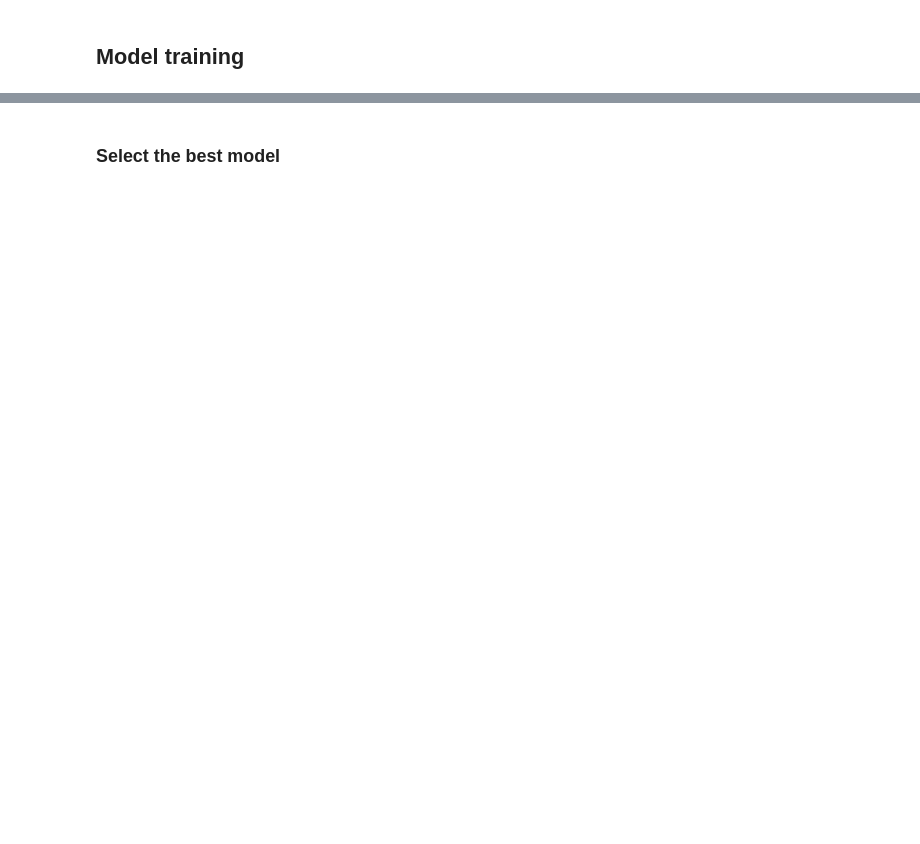
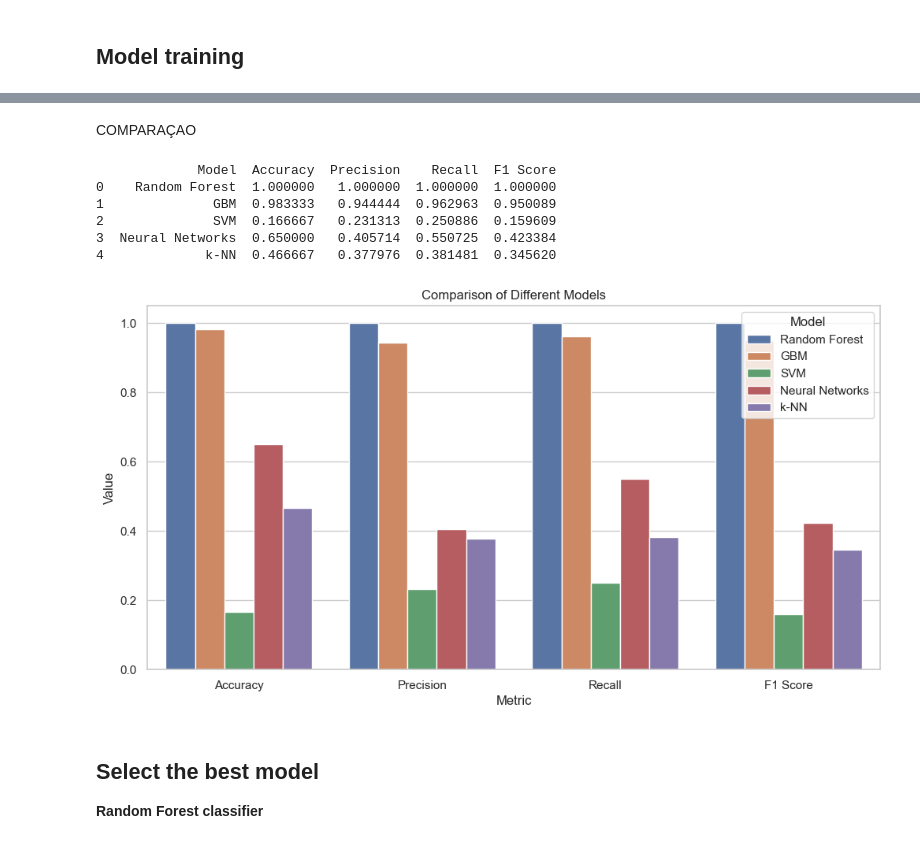
Before and after one commit to acarolinacc/IA-Proj2, a Jupyter notebook: src/financial_transactions.ipynb, the cells around one changed output, grey strips where cells are left out. Cells and saved outputs as stored; diff of their text form; code cells hidden in the pictures; blank space fills up the shorter version.

```diff
--- a/src/financial_transactions.ipynb
+++ b/src/financial_transactions.ipynb
@@ -428,2 +610,57 @@ y_train.value_counts(normalize=True), y_test.value_counts(normalize=True)
+# %% [markdown]
+COMPARAÇAO
+# %%
+def compare_models(X_train, y_train, X_test, y_test):
+    models = {
+        'Random Forest': RandomForestClassifier(n_estimators=100, random_state=42),
+        'GBM': GradientBoostingClassifier(n_estimators=100, random_state=42),
+        'SVM': SVC(),
+        'Neural Networks': MLPClassifier(max_iter=1000),
+        'k-NN': KNeighborsClassifier()
+    }
+
+    results = []
+
+    for name, model in models.items():
+        model.fit(X_train, y_train)
+        y_pred = model.predict(X_test)
+
+        accuracy = accuracy_score(y_test, y_pred)
+        precision = precision_score(y_test, y_pred, average='macro', zero_division=0)
+        recall = recall_score(y_test, y_pred, average='macro', zero_division=0)
+        f1 = f1_score(y_test, y_pred, average='macro', zero_division=0)
+
+        results.append({
+            'Model': name,
+            'Accuracy': accuracy,
+            'Precision': precision,
+            'Recall': recall,
+            'F1 Score': f1
+        })
+
+    results_df = pd.DataFrame(results)
+    return results_df
+# %%
+results_df = compare_models(X_train, y_train, X_test, y_test)
+print(results_df)
+# %% [output]
+             Model  Accuracy  Precision    Recall  F1 Score
+0    Random Forest  1.000000   1.000000  1.000000  1.000000
+1              GBM  0.983333   0.944444  0.962963  0.950089
+2              SVM  0.166667   0.231313  0.250886  0.159609
+3  Neural Networks  0.650000   0.405714  0.550725  0.423384
+4             k-NN  0.466667   0.377976  0.381481  0.345620
+# %%
+import seaborn as sns
+
+results_melted = results_df.melt(id_vars=["Model"], var_name="Metric", value_name="Value")
+
+plt.figure(figsize=(12, 6))
+sns.barplot(x="Metric", y="Value", hue="Model", data=results_melted)
+plt.title('Comparison of Different Models')
+plt.show()
+# %% [output]
+[figure, added]
 # %% [markdown]
-### Select the best model
+## **Select the best model**
+**Random Forest classifier**
```
Also changed, not shown: parts of 57 cells of this notebook.
